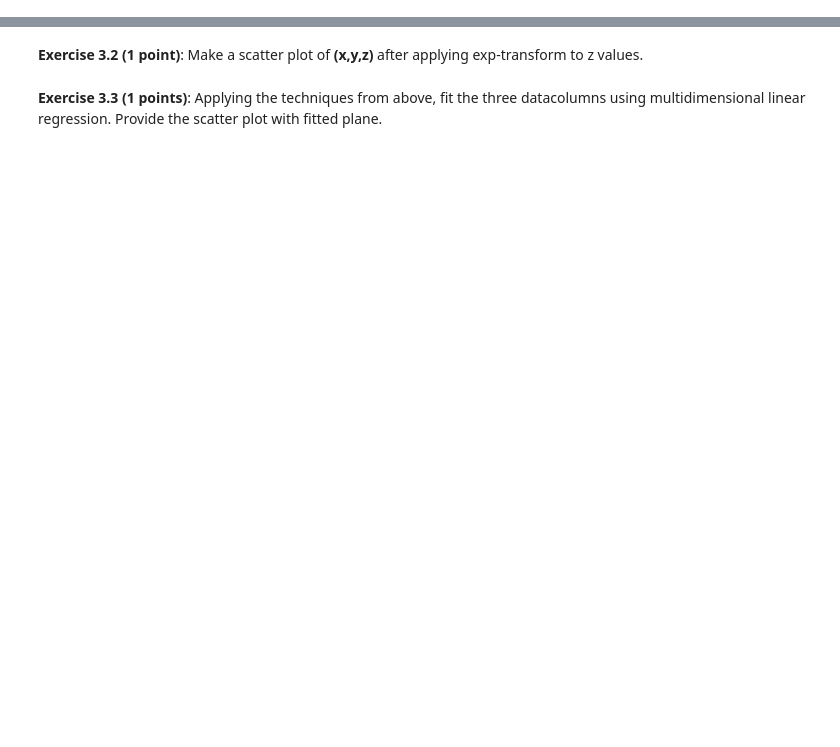
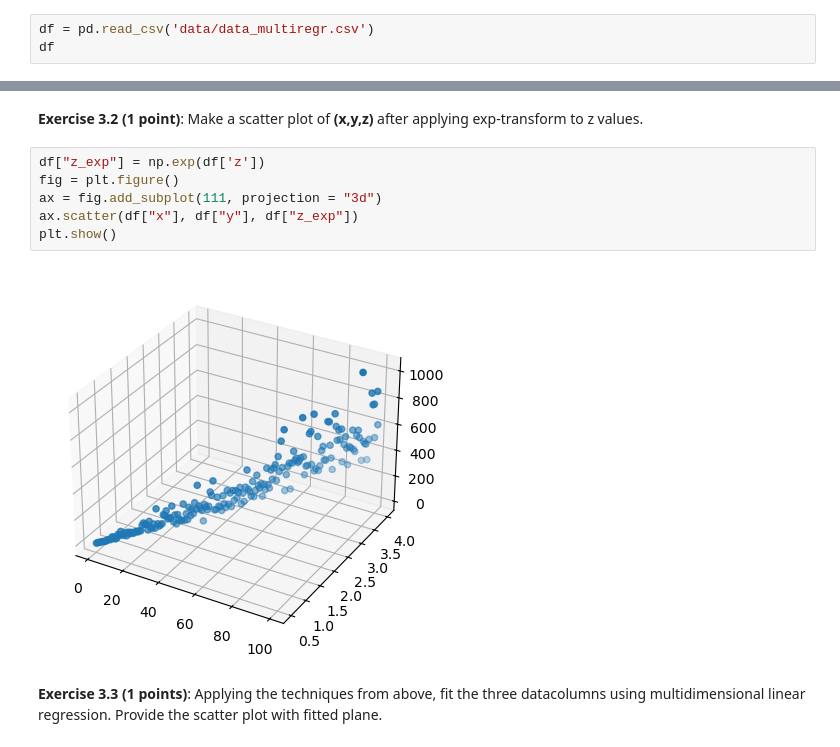
Before and after one commit to segmue/ESC403_assignments, a Jupyter notebook: Week3/Session_03.ipynb, the cells around one changed output, grey strips where cells are left out. Cells and saved outputs as stored; diff of their text form; blank space fills up the shorter version.

```diff
--- a/Week3/Session_03.ipynb
+++ b/Week3/Session_03.ipynb
@@ -278,3 +328,6 @@ The fitting formula is: z = -0.011 + 0.503 x + 0.385 y
 ### Exercise 3 (total 3 points): Multiple linear regression
 # %% [markdown]
 **Exercise 3.1 (1 point)**: Load the _data\_multiregr.csv_ from the data folder and examine the dataset.
+# %%
+df = pd.read_csv('data/data_multiregr.csv')
+df
@@ -281,4 +360,12 @@ The fitting formula is: z = -0.011 + 0.503 x + 0.385 y
 # %% [markdown]
 **Exercise 3.2 (1 point)**: Make a scatter plot of __(x,y,z)__ after applying exp-transform to z values.
+# %%
+df["z_exp"] = np.exp(df['z'])
+fig = plt.figure()
+ax = fig.add_subplot(111, projection = "3d")
+ax.scatter(df["x"], df["y"], df["z_exp"])
+plt.show()
+# %% [output]
+[figure, added]
 # %% [markdown]
 **Exercise 3.3 (1 points)**: Applying the techniques from above, fit the three datacolumns using multidimensional linear regression. Provide the scatter plot with fitted plane.
```
Also changed, not shown: parts of 6 cells of this notebook.
